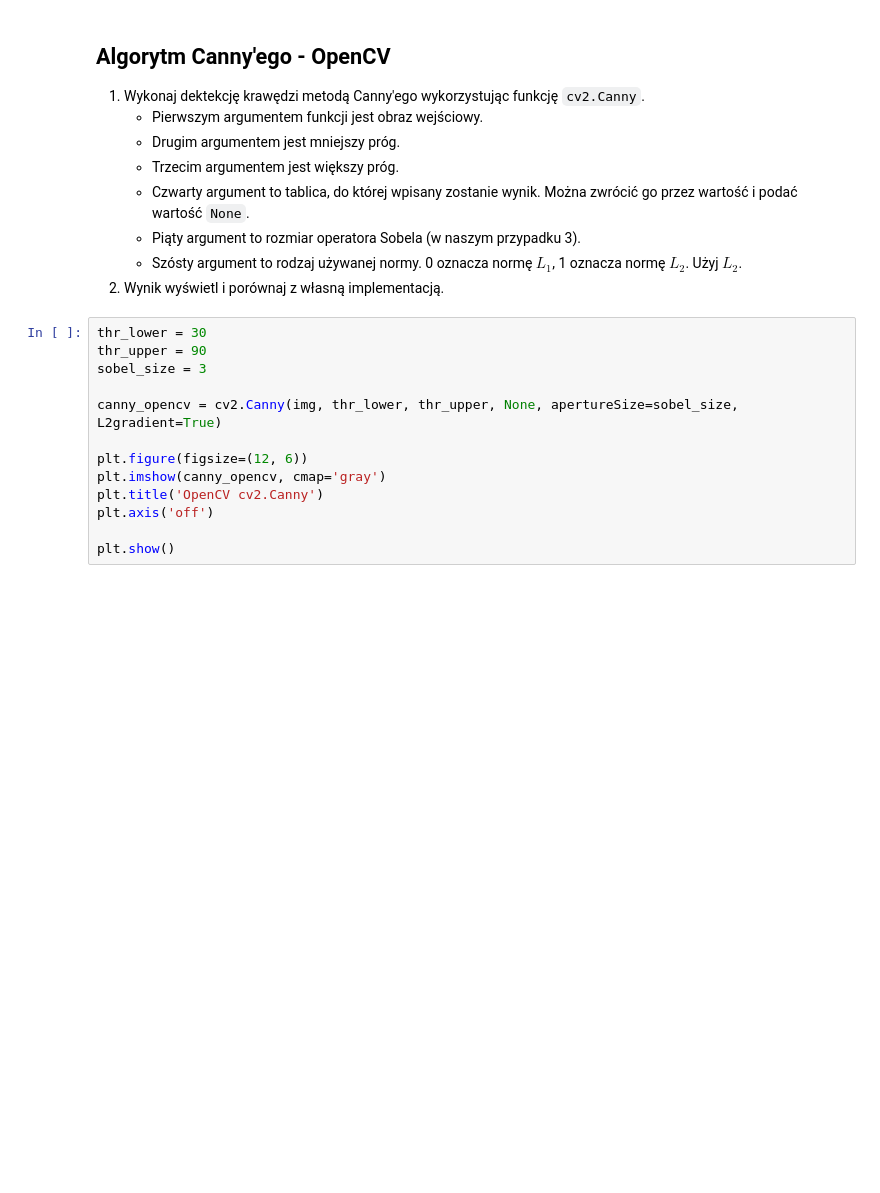
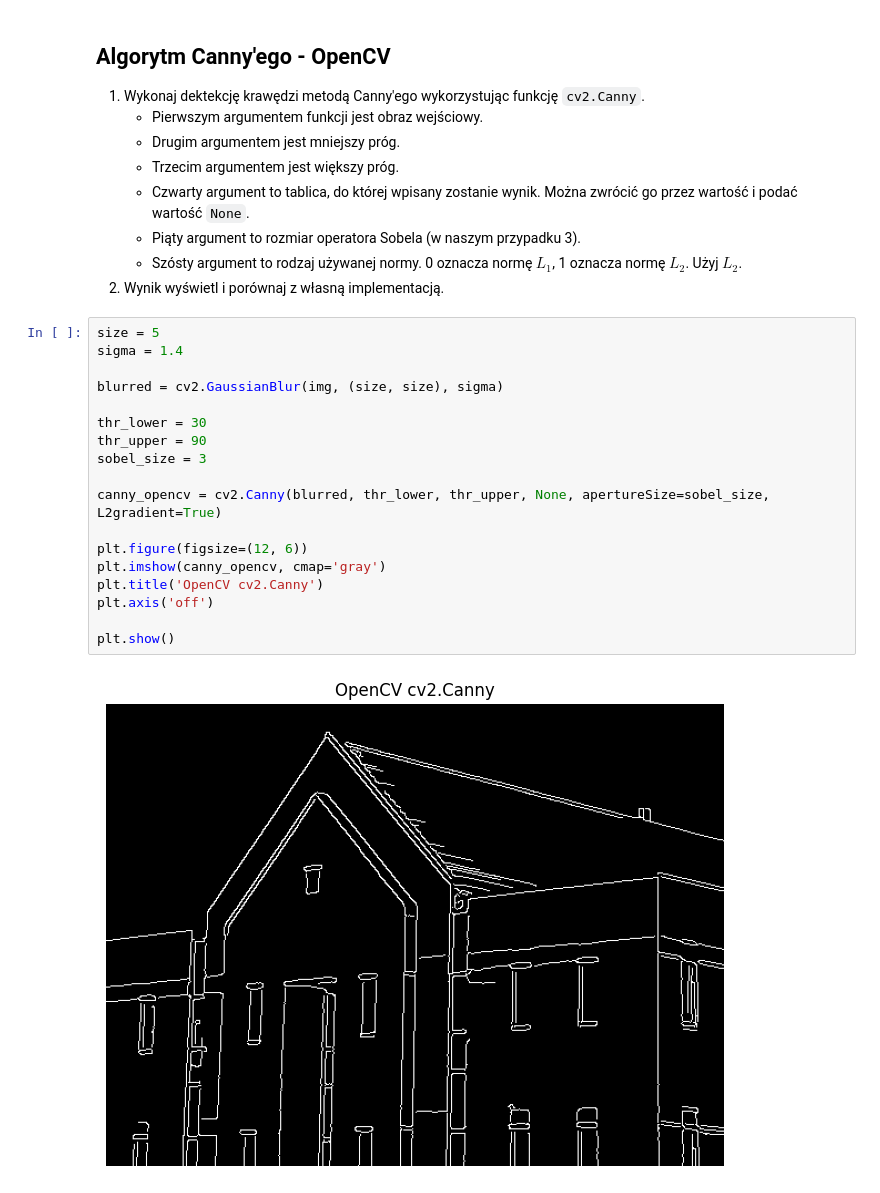
Before and after one commit to epetrycka/POC, a Jupyter notebook: lab_09/09_Canny.ipynb, the cells around one changed output. Saved outputs shown, nothing was run; the diff lists cells and outputs as text; blank space fills up the shorter version.

```diff
--- a/lab_09/09_Canny.ipynb
+++ b/lab_09/09_Canny.ipynb
@@ -299,15 +303,22 @@ Canny(img, size=5, sigma=1.4, threshold_low=30, threshold_high=90)
     0 oznacza normę $L_1$, 1 oznacza normę $L_2$. Użyj $L_2$.
 2. Wynik wyświetl i porównaj z własną implementacją.
 # %%
+size = 5
+sigma = 1.4
+
+blurred = cv2.GaussianBlur(img, (size, size), sigma)
+
 thr_lower = 30
 thr_upper = 90
 sobel_size = 3
 
-canny_opencv = cv2.Canny(img, thr_lower, thr_upper, None, apertureSize=sobel_size, L2gradient=True)
+canny_opencv = cv2.Canny(blurred, thr_lower, thr_upper, None, apertureSize=sobel_size, L2gradient=True)
 
 plt.figure(figsize=(12, 6))
 plt.imshow(canny_opencv, cmap='gray')
 plt.title('OpenCV cv2.Canny')
 plt.axis('off')
 
 plt.show()
+# %% [output]
+[figure, added]
```
Also changed, not shown: parts of 2 cells of this notebook, 20 other files.
